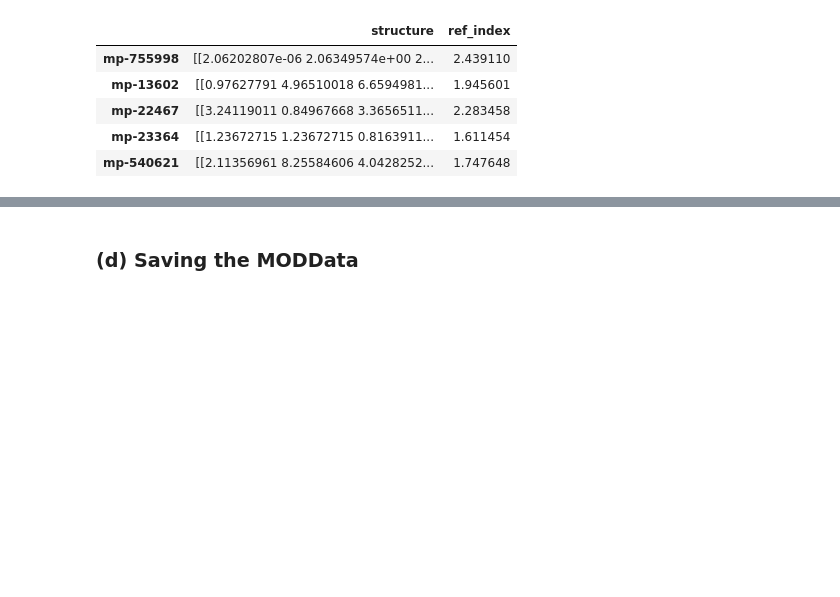
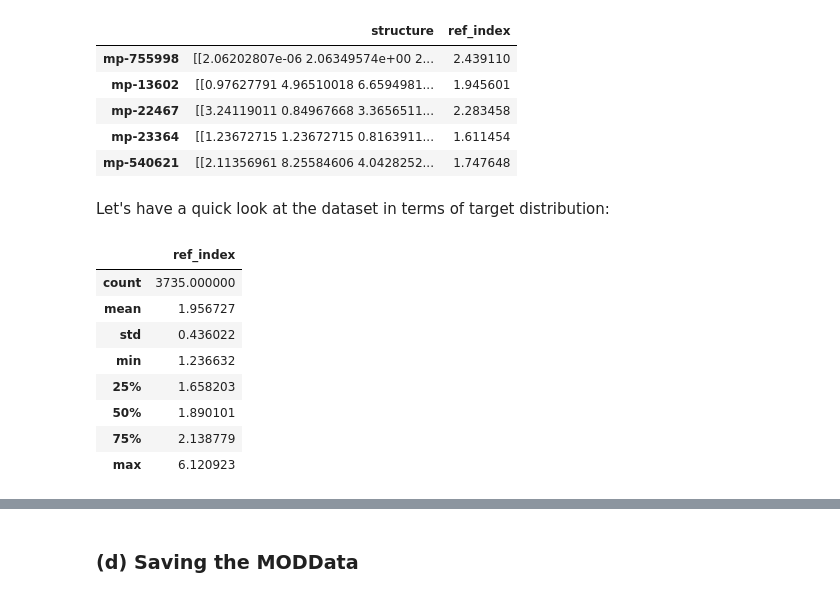
Before and after one commit to ppdebreuck/MODNet-tutorial, a Jupyter notebook: 1-training_ref_index.ipynb, the cells around one changed output, grey strips where cells are left out. Drawn from its saved outputs; the diff is of its cells as text; code cells hidden in the pictures; blank space fills up the shorter version.

```diff
--- a/1-training_ref_index.ipynb
+++ b/1-training_ref_index.ipynb
@@ -30,0 +28,14 @@ df.head()
+# %% [markdown]
+Let's have a quick look at the dataset in terms of target distribution:
+# %%
+df.describe()
+# %% [output]
+|  | ref_index |
+| count | 3735.000000 |
+| mean | 1.956727 |
+| std | 0.436022 |
+| min | 1.236632 |
+| 25% | 1.658203 |
+| 50% | 1.890101 |
+| 75% | 2.138779 |
+| max | 6.120923 |
```
Also changed, not shown: parts of 31 cells of this notebook, 4 other files.
